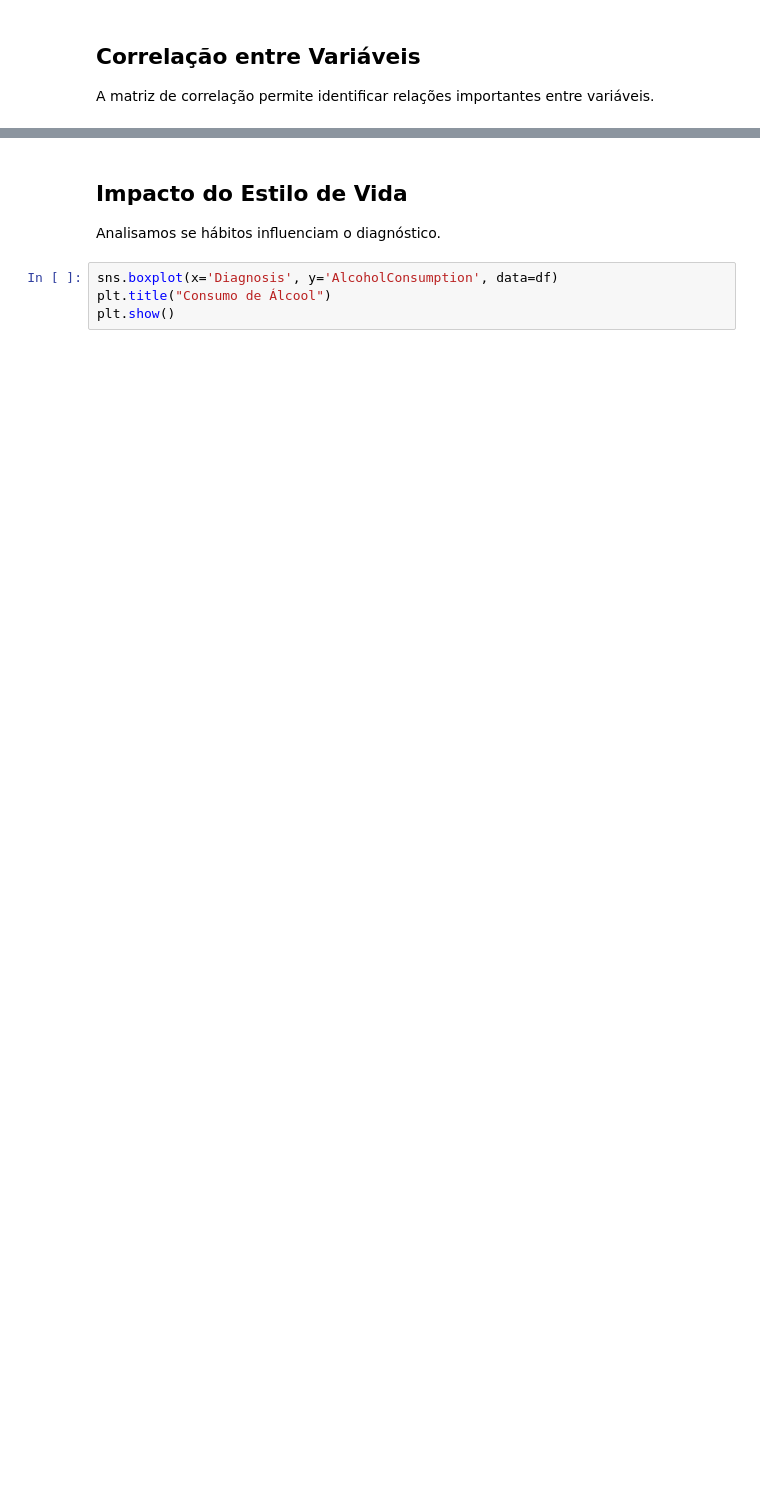
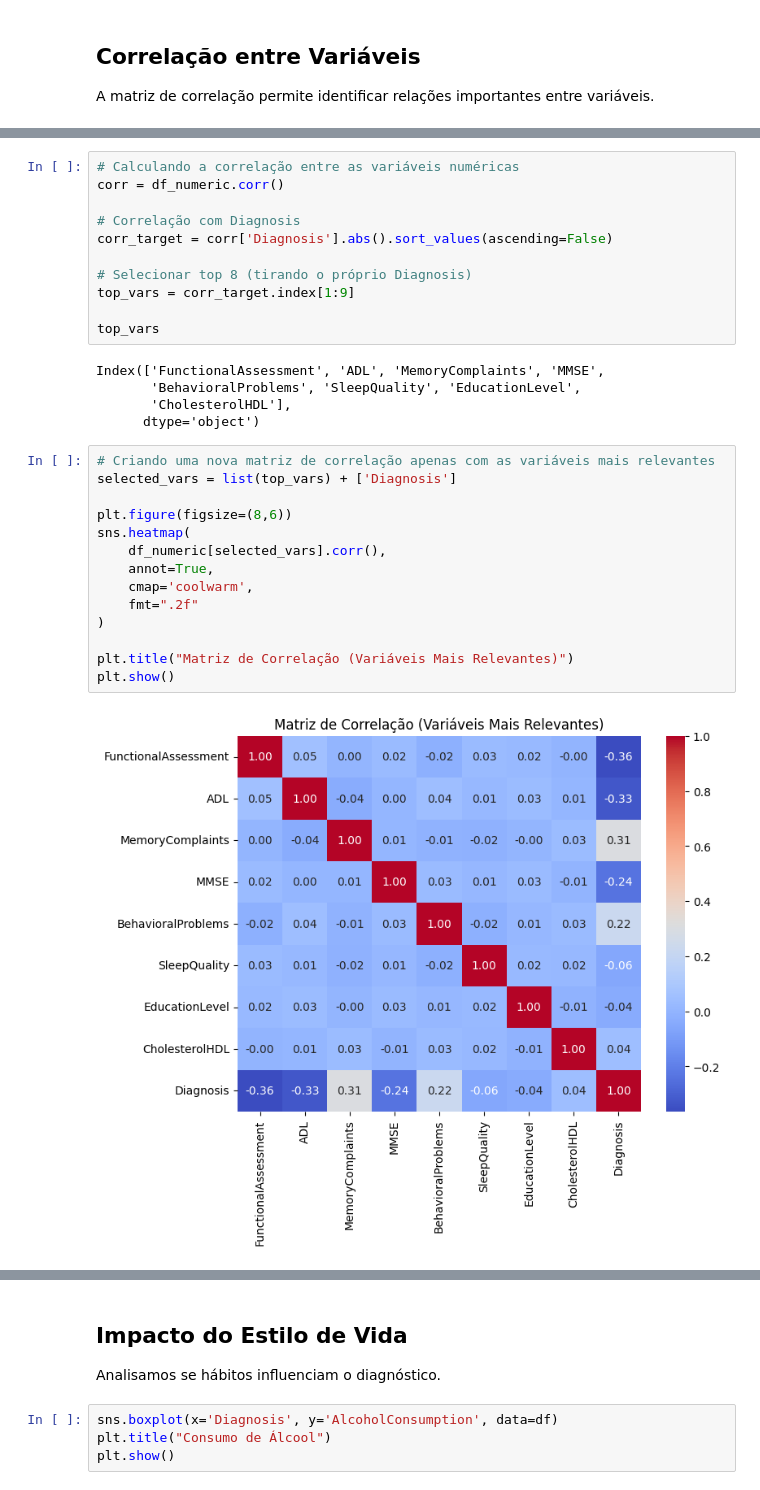
Before and after one commit to JoaoVittorAlves/Projeto-Dataviz, a Jupyter notebook: notebooks/exploracao.ipynb, the cells around one changed output, grey strips where cells are left out. Cells and saved outputs as stored; diff of their text form; blank space fills up the shorter version.

```diff
--- a/notebooks/exploracao.ipynb
+++ b/notebooks/exploracao.ipynb
@@ -347,0 +376,32 @@ plt.show()
+# %%
+# Calculando a correlação entre as variáveis numéricas
+corr = df_numeric.corr()
+
+# Correlação com Diagnosis
+corr_target = corr['Diagnosis'].abs().sort_values(ascending=False)
+
+# Selecionar top 8 (tirando o próprio Diagnosis)
+top_vars = corr_target.index[1:9]
+
+top_vars
+# %% [output]
+Index(['FunctionalAssessment', 'ADL', 'MemoryComplaints', 'MMSE',
+       'BehavioralProblems', 'SleepQuality', 'EducationLevel',
+       'CholesterolHDL'],
+      dtype='object')
+# %%
+# Criando uma nova matriz de correlação apenas com as variáveis mais relevantes
+selected_vars = list(top_vars) + ['Diagnosis']
+
+plt.figure(figsize=(8,6))
+sns.heatmap(
+    df_numeric[selected_vars].corr(),
+    annot=True,
+    cmap='coolwarm',
+    fmt=".2f"
+)
+
+plt.title("Matriz de Correlação (Variáveis Mais Relevantes)")
+plt.show()
+# %% [output]
+[figure, added]
```
Also changed, not shown: parts of 12 cells of this notebook, 1 other file.
